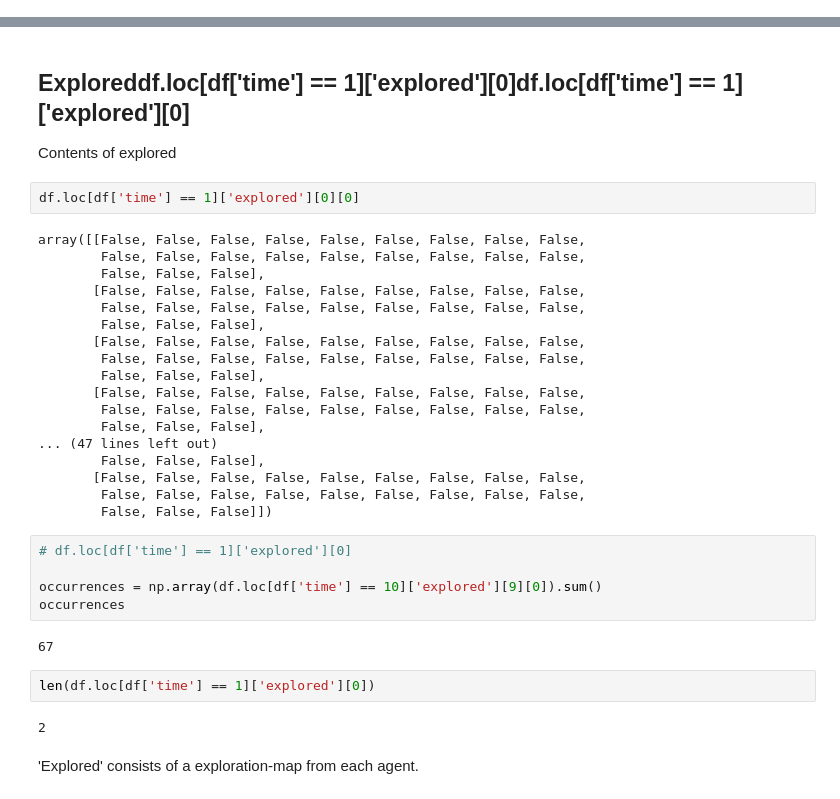
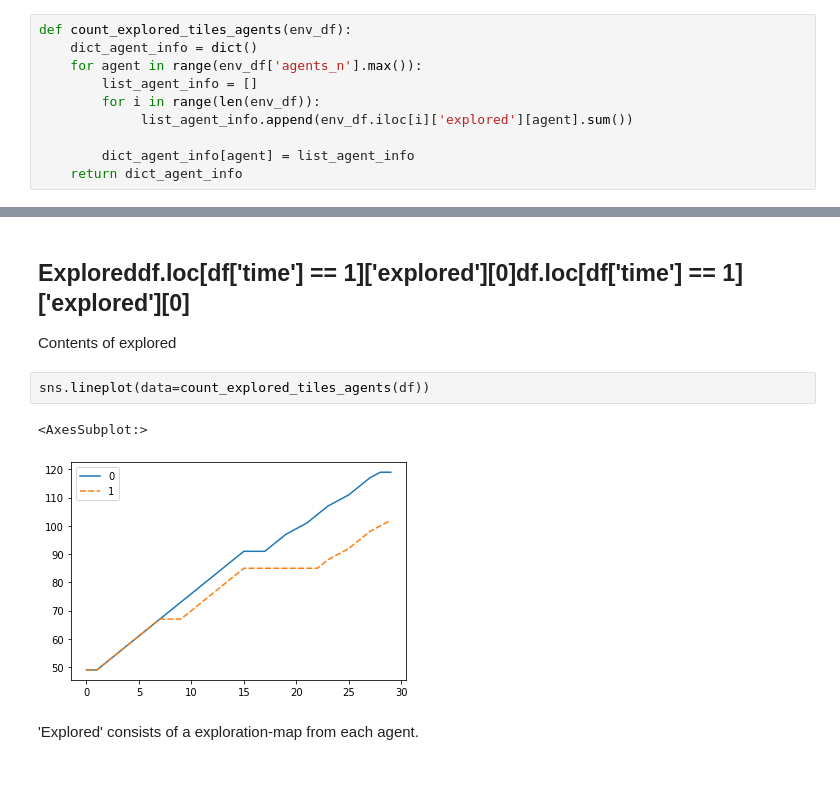
Before and after one commit to MariaDukmak/MazeRunner, a Jupyter notebook: notebook/analyse_biologische_inspiratie.ipynb, the cells around one changed output, grey strips where cells are left out. Drawn from its saved outputs; the diff is of its cells as text.

Commit message:
Added Graphing function

```diff
--- a/notebook/analyse_biologische_inspiratie.ipynb
+++ b/notebook/analyse_biologische_inspiratie.ipynb
@@ -36,3 +37,13 @@ def read_data(experiment_name: str)-> pd.DataFrame:
+# %%
+def count_explored_tiles_agents(env_df):
+    dict_agent_info = dict()
+    for agent in range(env_df['agents_n'].max()):
+        list_agent_info = []
+        for i in range(len(env_df)):
+             list_agent_info.append(env_df.iloc[i]['explored'][agent].sum())
+
+        dict_agent_info[agent] = list_agent_info
+    return dict_agent_info
 # %% [markdown]
 __Experiment 1__
 
@@ -56,37 +66,11 @@ df.head(5)
 ## Exploreddf.loc[df['time'] == 1]['explored'][0]df.loc[df['time'] == 1]['explored'][0]
 
 Contents of explored
-# %%
-df.loc[df['time'] == 1]['explored'][0][0]
-# %% [output]
-array([[False, False, False, False, False, False, False, False, False,
-        False, False, False, False, False, False, False, False, False,
-        False, False, False],
-       [False, False, False, False, False, False, False, False, False,
-        False, False, False, False, False, False, False, False, False,
-        False, False, False],
-       [False, False, False, False, False, False, False, False, False,
-        False, False, False, False, False, False, False, False, False,
-        False, False, False],
-       [False, False, False, False, False, False, False, False, False,
-        False, False, False, False, False, False, False, False, False,
-        False, False, False],
-... (47 lines left out)
-        False, False, False],
-       [False, False, False, False, False, False, False, False, False,
-        False, False, False, False, False, False, False, False, False,
-        False, False, False]])
-# %%
-# df.loc[df['time'] == 1]['explored'][0]
-
-occurrences = np.array(df.loc[df['time'] == 10]['explored'][9][0]).sum()
-occurrences
-# %% [output]
-67
-# %%
-len(df.loc[df['time'] == 1]['explored'][0])
-# %% [output]
-2
+# %%
+sns.lineplot(data=count_explored_tiles_agents(df))
+# %% [output]
+<AxesSubplot:>
+[figure, added]
 # %% [markdown]
 'Explored' consists of a exploration-map from each agent.
 # %% [markdown]
```
Also changed, not shown: parts of 9 cells of this notebook.
